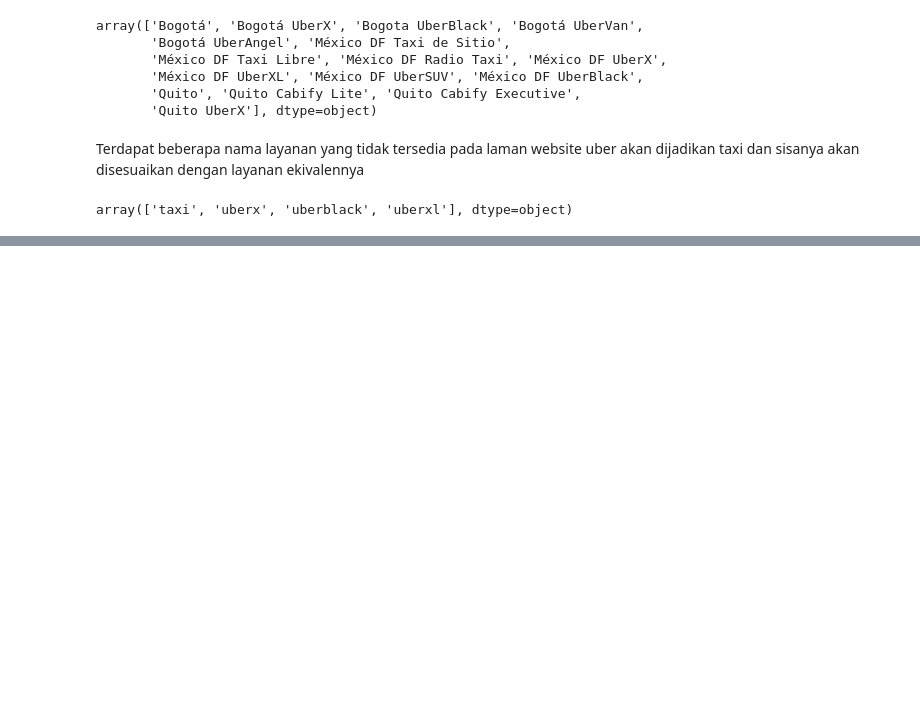
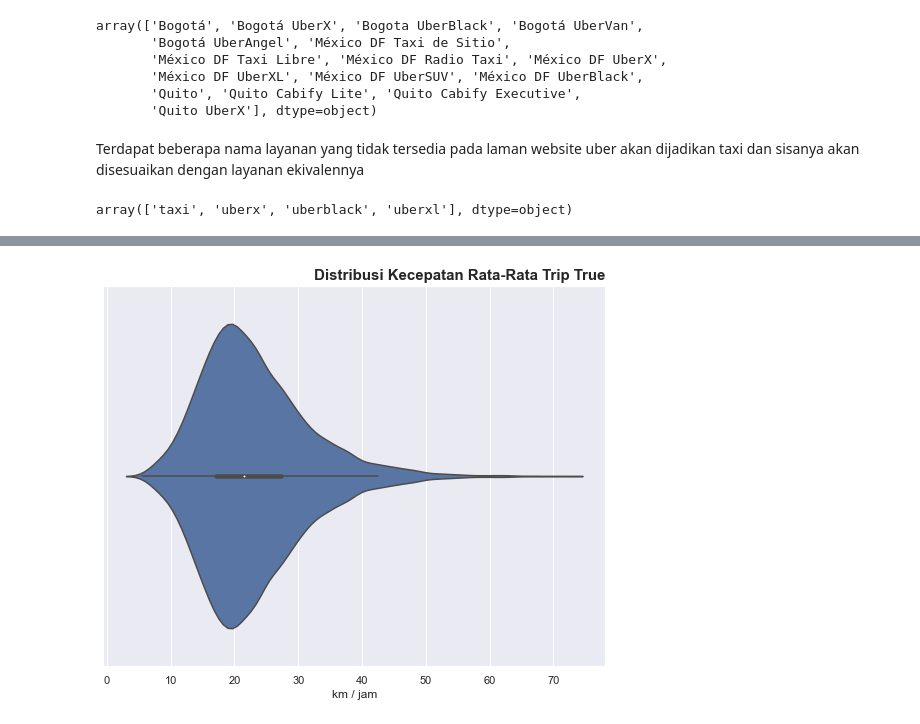
Before and after one commit to enricoroselino/uber-trip-classification, a Jupyter notebook: uber_trip_classification.ipynb, the cells around one changed output, grey strips where cells are left out. Drawn from its saved outputs; the diff is of its cells as text; code cells hidden in the pictures; blank space fills up the shorter version.

```diff
--- a/uber_trip_classification.ipynb
+++ b/uber_trip_classification.ipynb
@@ -343,0 +370,3 @@ uber_df = uber_df.drop(["est_meters", "est_duration"], axis=1)
+# %%
+speed_kmph = (true_data["dist_meters"] / 1000) / (true_data["trip_duration"] / 3600)
+speed_kmph.describe()
@@ -343,0 +383,15 @@ uber_df = uber_df.drop(["est_meters", "est_duration"], axis=1)
+# %%
+# plot kmph distribution
+plt.figure(figsize=(9, 7))
+sns.violinplot(x=speed_kmph)
+
+plt.title(
+    "Distribusi Kecepatan Rata-Rata Trip True",
+    loc="right",
+    fontweight="bold",
+    size=15
+)
+plt.xlabel("km / jam")
+plt.show()
+# %% [output]
+[figure, added]
```
Also changed, not shown: parts of 13 cells of this notebook.
